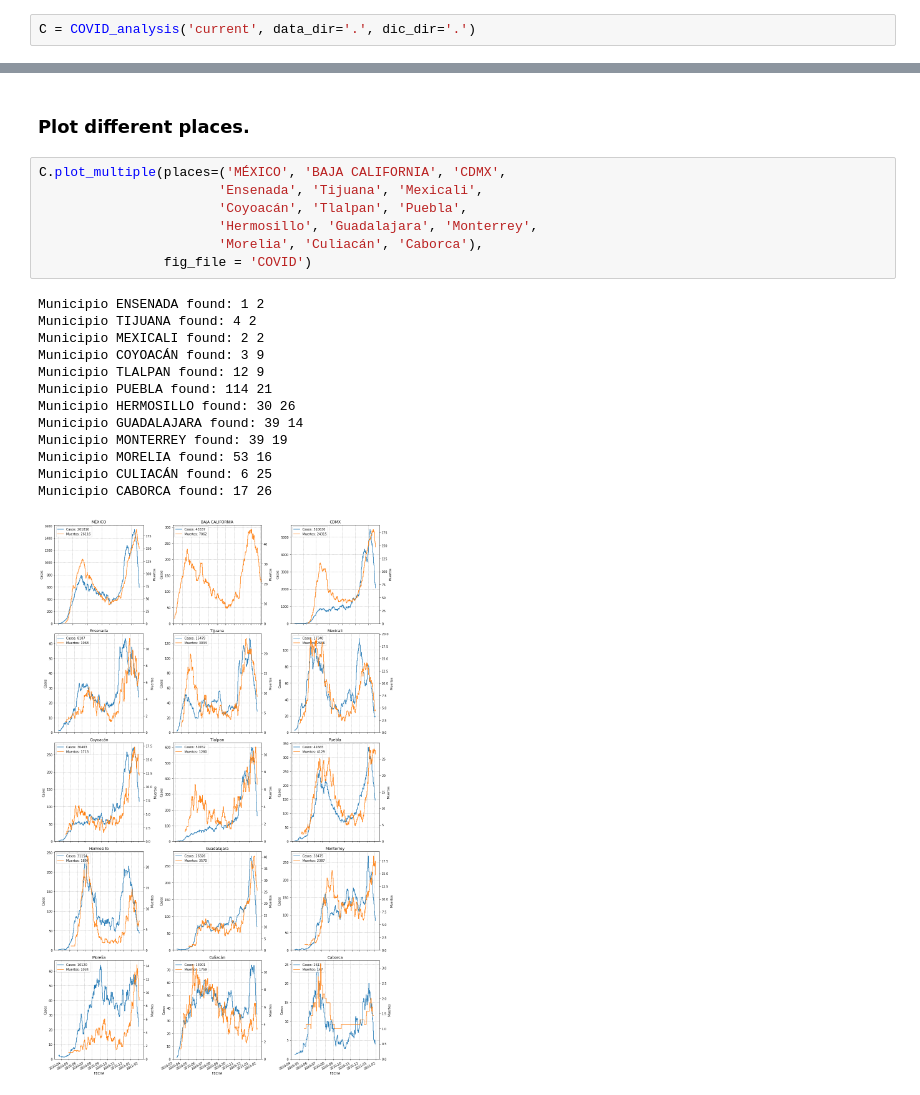
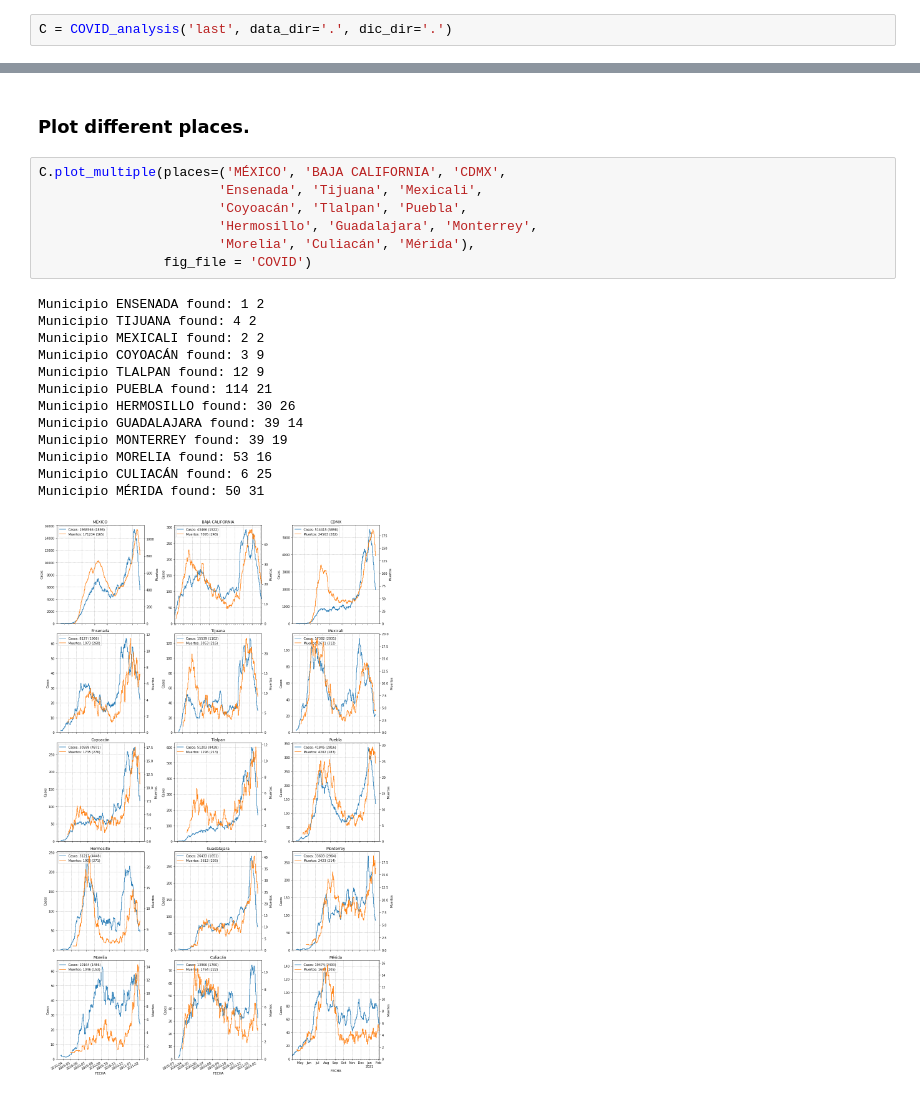
Before and after one commit to Morisset/plot_COVID_Mex, a Jupyter notebook: plot_COVID.ipynb, the cells around one changed output, grey strips where cells are left out. Saved outputs shown, nothing was run; the diff lists cells and outputs as text.

```diff
--- a/plot_COVID.ipynb
+++ b/plot_COVID.ipynb
@@ -354,6 +412,6 @@ May take few minutes.""".format(data_file))
 # %% [markdown]
 ### Instantiate the class that manage the data.
 # %%
-C = COVID_analysis('current', data_dir='.', dic_dir='.')
+C = COVID_analysis('last', data_dir='.', dic_dir='.')
 # %% [output]
 Reading Dictionnary at diccionario_datos_covid19/201128 Catalogos.xlsx for Place codes.
@@ -371,21 +430,21 @@ array(['JULIMES', 'SAN JULIÁN', 'ASUNCIÓN TLACOLULITA', 'CULIACÁN'],
 # %%
 C.plot_multiple(places=('MÉXICO', 'BAJA CALIFORNIA', 'CDMX',
                        'Ensenada', 'Tijuana', 'Mexicali',
                        'Coyoacán', 'Tlalpan', 'Puebla',
                        'Hermosillo', 'Guadalajara', 'Monterrey',
-                       'Morelia', 'Culiacán', 'Caborca'),
+                       'Morelia', 'Culiacán', 'Mérida'),
                 fig_file = 'COVID')
 # %% [output]
 Municipio ENSENADA found: 1 2
 Municipio TIJUANA found: 4 2
 Municipio MEXICALI found: 2 2
 Municipio COYOACÁN found: 3 9
 Municipio TLALPAN found: 12 9
 Municipio PUEBLA found: 114 21
 Municipio HERMOSILLO found: 30 26
 Municipio GUADALAJARA found: 39 14
 Municipio MONTERREY found: 39 19
 Municipio MORELIA found: 53 16
 Municipio CULIACÁN found: 6 25
-Municipio CABORCA found: 17 26
+Municipio MÉRIDA found: 50 31
-[figure, old version]
+[figure, new version]
```
Also changed, not shown: parts of 2 cells of this notebook.
